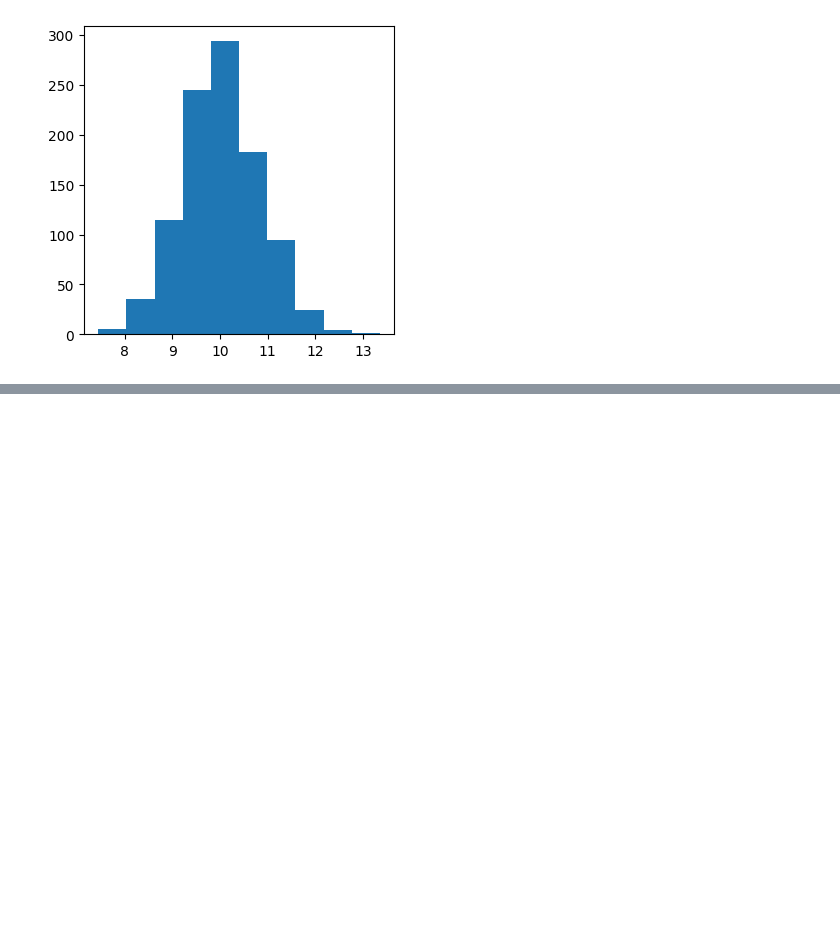
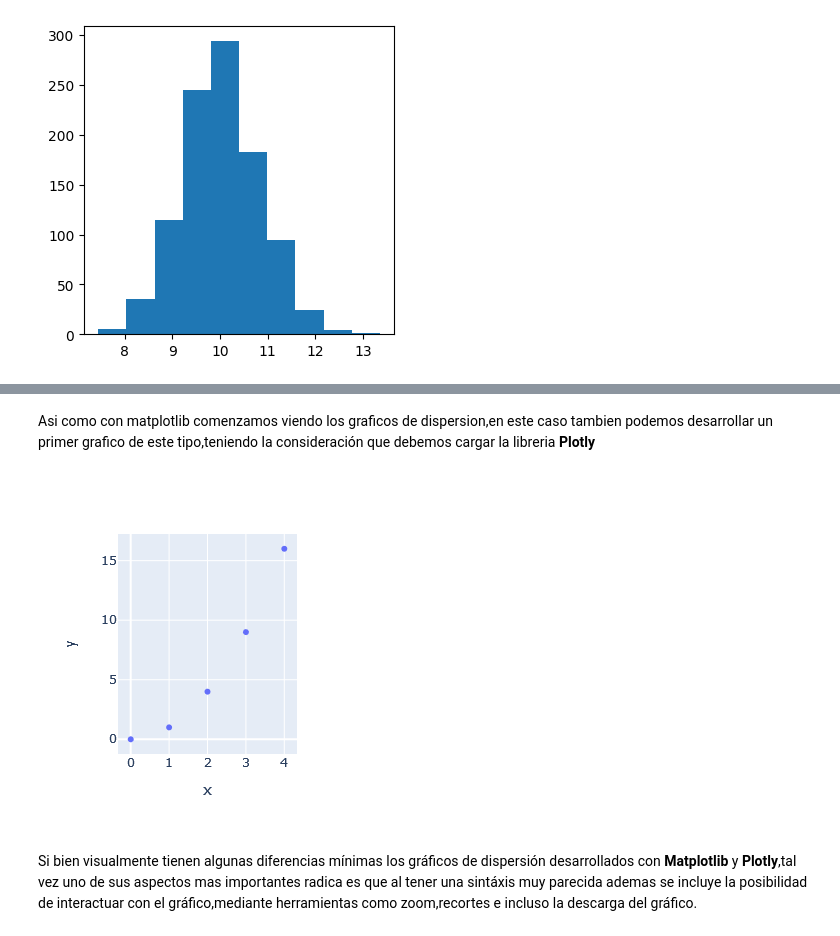
Before and after one commit to jfvenegasg/course_python, a Jupyter notebook: Curso Introducción con Python a Data Science .ipynb, the cells around one changed output, grey strips where cells are left out. Drawn from its saved outputs; the diff is of its cells as text; code cells hidden in the pictures; blank space fills up the shorter version.

Commit message:
Se actualiza subseccion de libreria plotly y el index.

```diff
--- a/Curso Introducción con Python a Data Science .ipynb
+++ b/Curso Introducción con Python a Data Science .ipynb
@@ -1007,0 +1012,10 @@ plt.show()
+# %% [markdown]
+Asi como con matplotlib comenzamos viendo los graficos de dispersion,en este caso tambien podemos desarrollar un primer grafico de este tipo,teniendo la consideración que debemos cargar la libreria **Plotly**
+# %%
+import plotly.express as px
+fig = px.scatter(x=[0, 1, 2, 3, 4], y=[0, 1, 4, 9, 16])
+fig.show()
+# %% [output]
+[figure, added]
+# %% [markdown]
+Si bien visualmente tienen algunas diferencias mínimas los gráficos de dispersión desarrollados con **Matplotlib** y **Plotly**,tal vez uno de sus aspectos mas importantes radica es que al tener una sintáxis muy parecida ademas se incluye la posibilidad de interactuar con el gráfico,mediante herramientas como zoom,recortes e incluso la descarga del gráfico.
```
Also changed, not shown: parts of 2 cells of this notebook, 1 other file.
